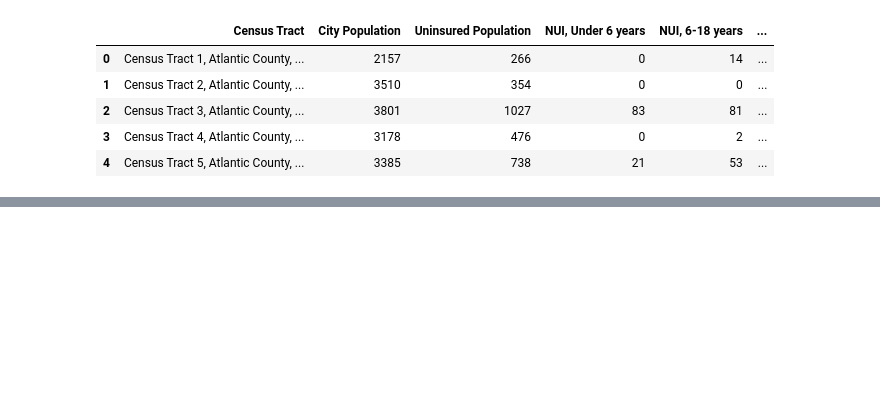
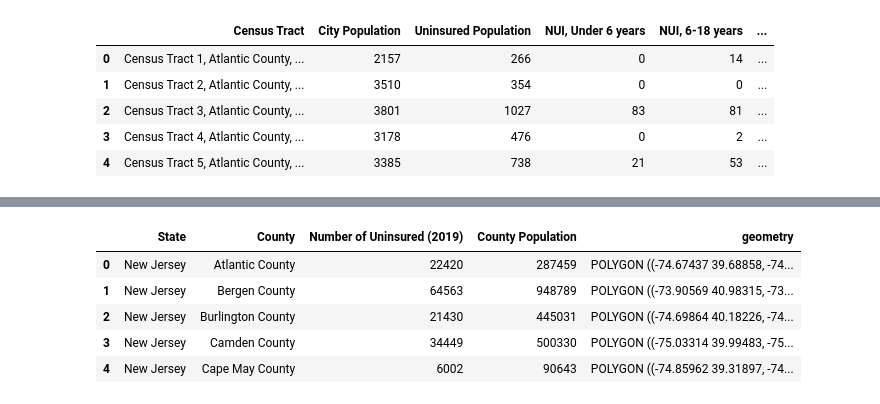
Before and after one commit to Myself1214/Pushing-P-Breakers, a Jupyter notebook: Code/Capstone_Project_ETL.ipynb, the cells around one changed output, grey strips where cells are left out. Cells and saved outputs as stored; diff of their text form; code cells hidden in the pictures; blank space fills up the shorter version.

```diff
--- a/Code/Capstone_Project_ETL.ipynb
+++ b/Code/Capstone_Project_ETL.ipynb
@@ -622,0 +610,18 @@ display(SAHIE)
+# %%
+# Read County Shapefile into GeoDataFrame
+county_shape = gpd.read_file('/dbfs/mnt/pushing-p-breakers/NJ County Shapefiles/County_Boundaries_of_NJ.shp')
+
+# Get Columns of Interest
+county_shape = county_shape[['COUNTY_LAB','geometry']]
+
+# Rename Columns
+county_shape = county_shape.rename(columns={'COUNTY_LAB':'County'})
+
+# Merge with SAHIE Data
+SAHIE = county_shape.merge(SAHIE,how='inner',on='County')
+
+# Rearrance columns
+SAHIE = SAHIE[['State', 'County', 'Number of Uninsured (2019)', 'County Population', 'geometry']]
+
+SAHIE.head()
+# %% [output]
@@ -623,3 +629,9 @@ display(SAHIE)
+|  | State | County | Number of Uninsured (2019) | County Population | geometry |
+| 0 | New Jersey | Atlantic County | 22420 | 287459 | POLYGON ((-74.67437 39.68858, -74... |
+| 1 | New Jersey | Bergen County | 64563 | 948789 | POLYGON ((-73.90569 40.98315, -73... |
+| 2 | New Jersey | Burlington County | 21430 | 445031 | POLYGON ((-74.69864 40.18226, -74... |
+| 3 | New Jersey | Camden County | 34449 | 500330 | POLYGON ((-75.03314 39.99483, -75... |
+| 4 | New Jersey | Cape May County | 6002 | 90643 | POLYGON ((-74.85962 39.31897, -74... |
 # %%
 # Print Coordinate System (so you can use it later)
 print(tract.crs)
```
Also changed, not shown: parts of 4 cells of this notebook.
